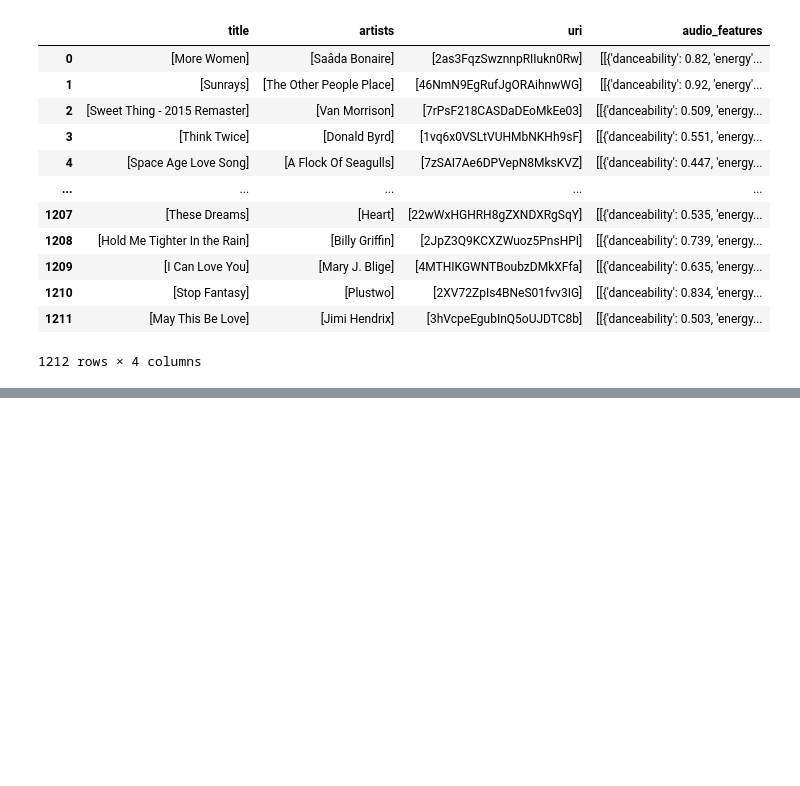
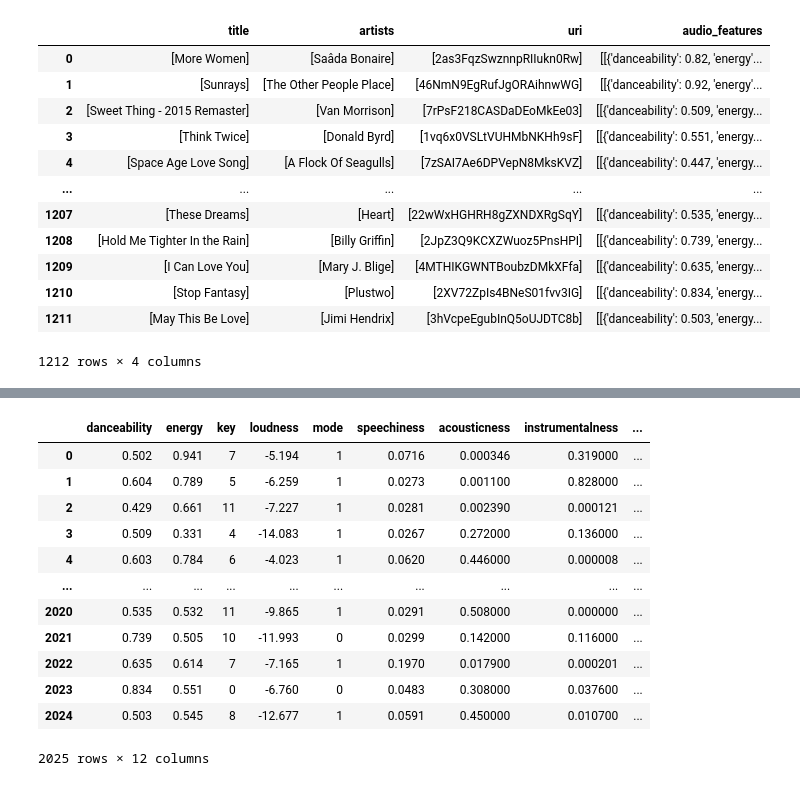
Before and after one commit to Adyto23/apilabs, a Jupyter notebook: lab-api-wrappers.ipynb, the cells around one changed output, grey strips where cells are left out. Drawn from its saved outputs; the diff is of its cells as text; code cells hidden in the pictures; blank space fills up the shorter version.

```diff
--- a/lab-api-wrappers.ipynb
+++ b/lab-api-wrappers.ipynb
@@ -273,0 +268,16 @@ lastdf.to_csv('songs_colldf.csv', index=False)
+# %%
+numDF1
+# %% [output]
+|  | danceability | energy | key | loudness | mode | speechiness | acousticness | instrumentalness | ... |
+| 0 | 0.502 | 0.941 | 7 | -5.194 | 1 | 0.0716 | 0.000346 | 0.319000 | ... |
+| 1 | 0.604 | 0.789 | 5 | -6.259 | 1 | 0.0273 | 0.001100 | 0.828000 | ... |
+| 2 | 0.429 | 0.661 | 11 | -7.227 | 1 | 0.0281 | 0.002390 | 0.000121 | ... |
+| 3 | 0.509 | 0.331 | 4 | -14.083 | 1 | 0.0267 | 0.272000 | 0.136000 | ... |
+| 4 | 0.603 | 0.784 | 6 | -4.023 | 1 | 0.0620 | 0.446000 | 0.000008 | ... |
+| ... | ... | ... | ... | ... | ... | ... | ... | ... | ... |
+| 2020 | 0.535 | 0.532 | 11 | -9.865 | 1 | 0.0291 | 0.508000 | 0.000000 | ... |
+| 2021 | 0.739 | 0.505 | 10 | -11.993 | 0 | 0.0299 | 0.142000 | 0.116000 | ... |
+| 2022 | 0.635 | 0.614 | 7 | -7.165 | 1 | 0.1970 | 0.017900 | 0.000201 | ... |
+| 2023 | 0.834 | 0.551 | 0 | -6.760 | 0 | 0.0483 | 0.308000 | 0.037600 | ... |
+| 2024 | 0.503 | 0.545 | 8 | -12.677 | 1 | 0.0591 | 0.450000 | 0.010700 | ... |
+2025 rows × 12 columns
```
Also changed, not shown: parts of 59 cells of this notebook, 7 other files.
